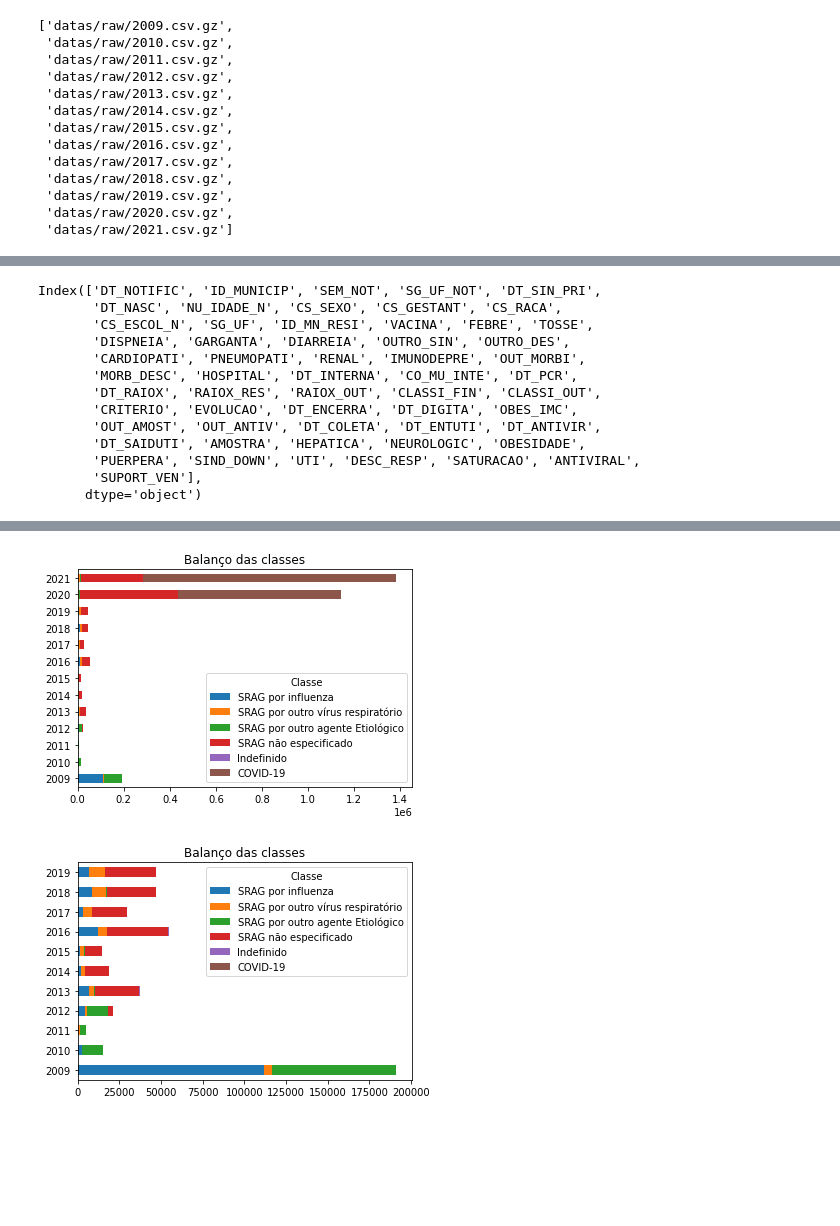
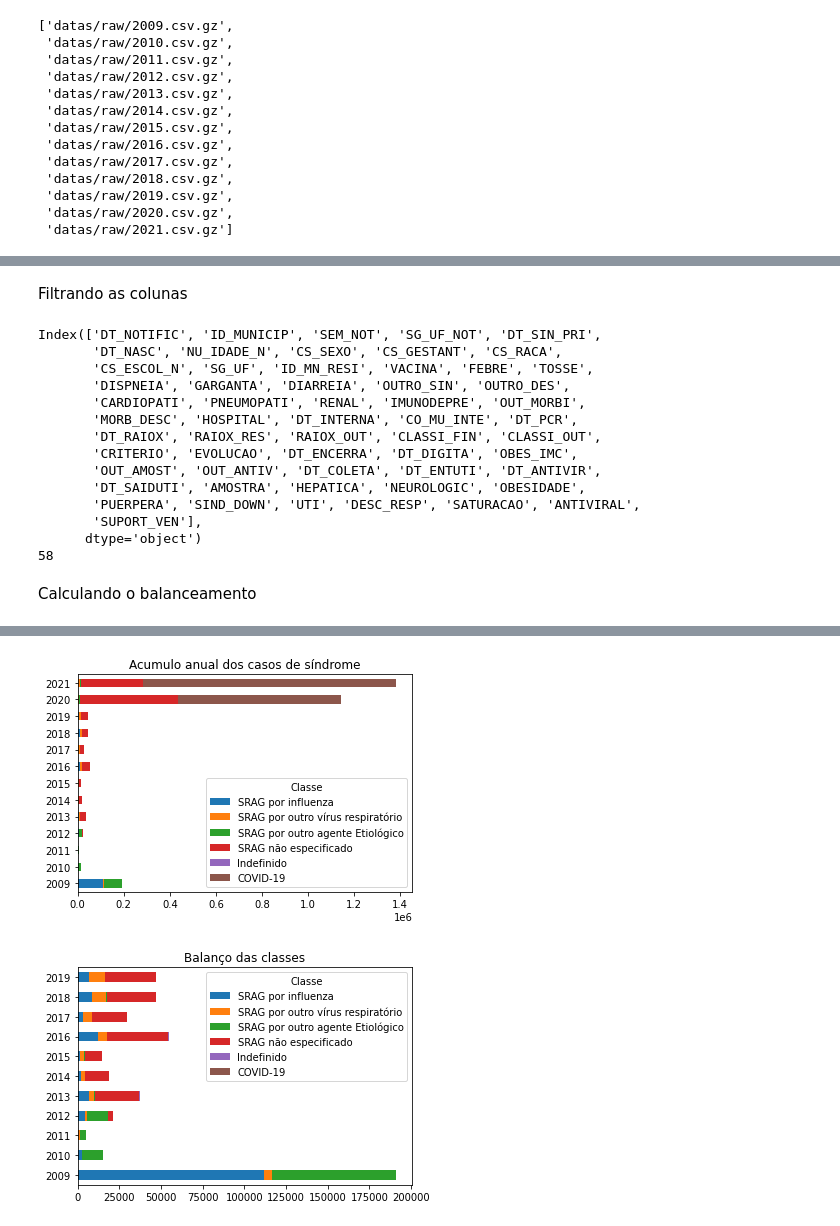
Before and after one commit to patricksferraz/master-covid, a Jupyter notebook: curation.ipynb, the cells around one changed output, grey strips where cells are left out. Saved outputs shown, nothing was run; the diff lists cells and outputs as text; code cells hidden in the pictures; blank space fills up the shorter version.

```diff
--- a/curation.ipynb
+++ b/curation.ipynb
@@ -93,7 +106,7 @@ RAW_DATA = 'datas/raw'
 PROCESSED_DATA = 'datas/processed'
 RESULTS = 'results'
 # %%
-files = glob(f'{RAW_DATA}/*.csv.gz')
+files = glob(f'{RAW_DATA}/20*.csv.gz')
 files.sort()
 files
 # %% [output]
@@ -113,18 +128,27 @@ files
 # %%
 SRAG_cols = pd.DataFrame()
+trows = 0
+cols = set()
+sets = dict()
 for file in files:
     print(f'[INFO] Opening {file}')
     year = file.split('/')[-1][:-7]
-    df = pd.read_csv(
-        file,
-        low_memory=False,
-        compression='gzip',
-    )
+    df = pd.read_csv(file, low_memory=False, compression='gzip')
+    rows = len(df)
+    cols = cols.union(set(df.columns))
+    trows += rows
+    print(f'[INFO] {rows} rows')
     SRAG_cols = pd.concat([
         SRAG_cols,
         pd.DataFrame({col:1 for col in df.columns}, index=[year])
     ])
+    sets[file] = set(df.columns)
 
+print(*calculate_set(sets).items(), sep='\n')
+
+print('')
+print(f'[INFO] total: {trows} rows')
+print(f'[INFO] total: {len(cols)} features')
 SRAG_cols.to_csv(f'{RAW_DATA}/SRAG_cols.csv')
 SRAG_cols
 # %% [output]
@@ -159,6 +216,9 @@ SRAG_cols
+# %% [markdown]
+Filtrando as colunas
 # %%
 cols_in_all = SRAG_cols.dropna(axis=1).columns
-cols_in_all
+print(cols_in_all)
+print(len(cols_in_all))
 # %% [output]
 Index(['DT_NOTIFIC', 'ID_MUNICIP', 'SEM_NOT', 'SG_UF_NOT', 'DT_SIN_PRI',
        'DT_NASC', 'NU_IDADE_N', 'CS_SEXO', 'CS_GESTANT', 'CS_RACA',
@@ -173,6 +233,9 @@ Index(['DT_NOTIFIC', 'ID_MUNICIP', 'SEM_NOT', 'SG_UF_NOT', 'DT_SIN_PRI',
        'PUERPERA', 'SIND_DOWN', 'UTI', 'DESC_RESP', 'SATURACAO', 'ANTIVIRAL',
        'SUPORT_VEN'],
       dtype='object')
+58
+# %% [markdown]
+Calculando o balanceamento
 # %%
 SRAG_balance = pd.DataFrame()
 for file in files:
@@ -220,13 +283,13 @@ SRAG_balance
 # %%
 ax = SRAG_balance.plot(
     kind = 'barh',
     stacked = True,
-    title = 'Balanço das classes',
+    title = 'Acumulo anual dos casos de síndrome',
     mark_right = True
 )
 ax.figure.savefig(f'{RESULTS}/balance/2009-2021.png')
 # %% [output]
-[figure, old version]
+[figure, new version]
 # %%
 ax = SRAG_balance.loc['2009':'2019'].plot(
     # x = 'Name',
```
Also changed, not shown: parts of 17 cells of this notebook.
